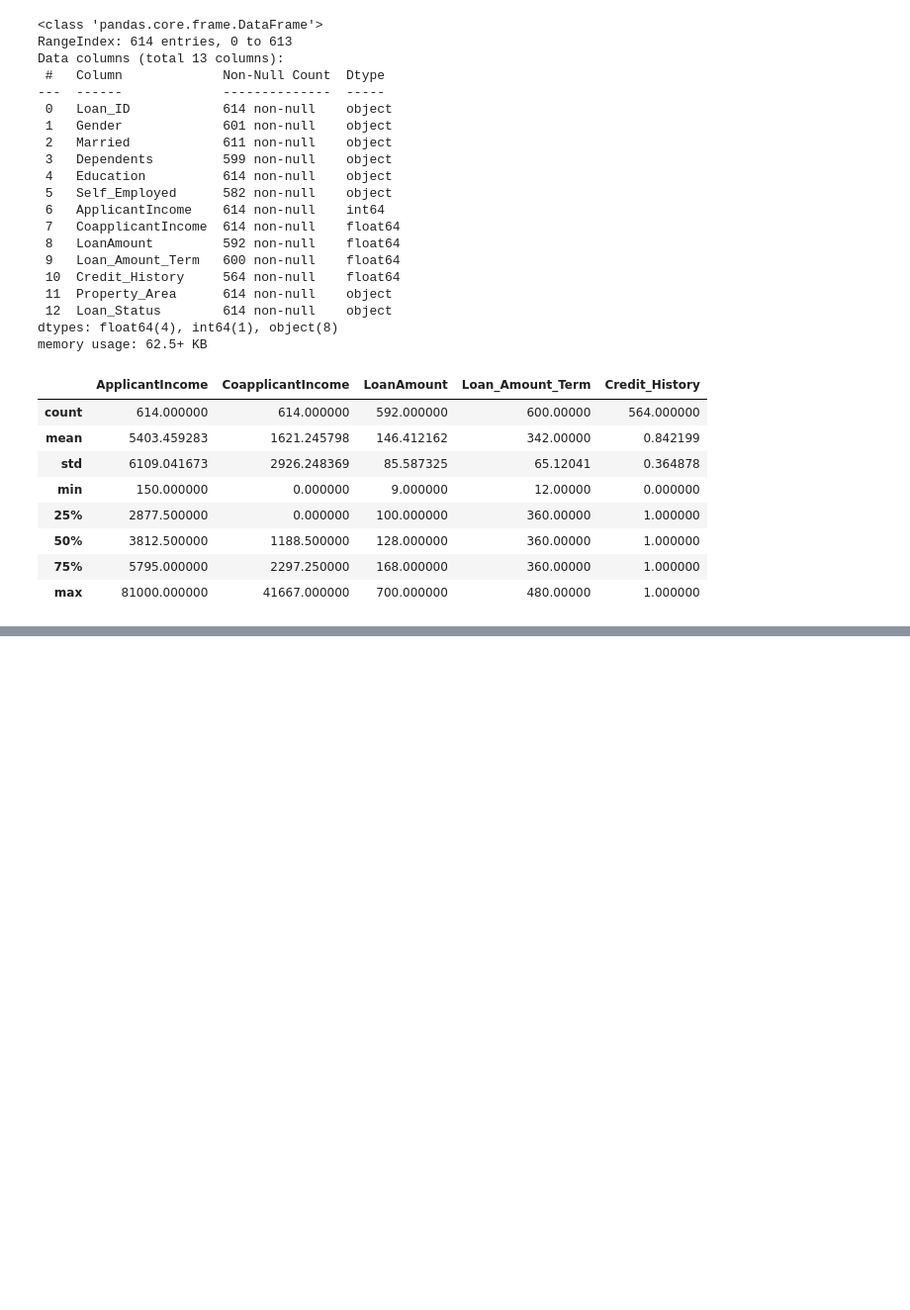
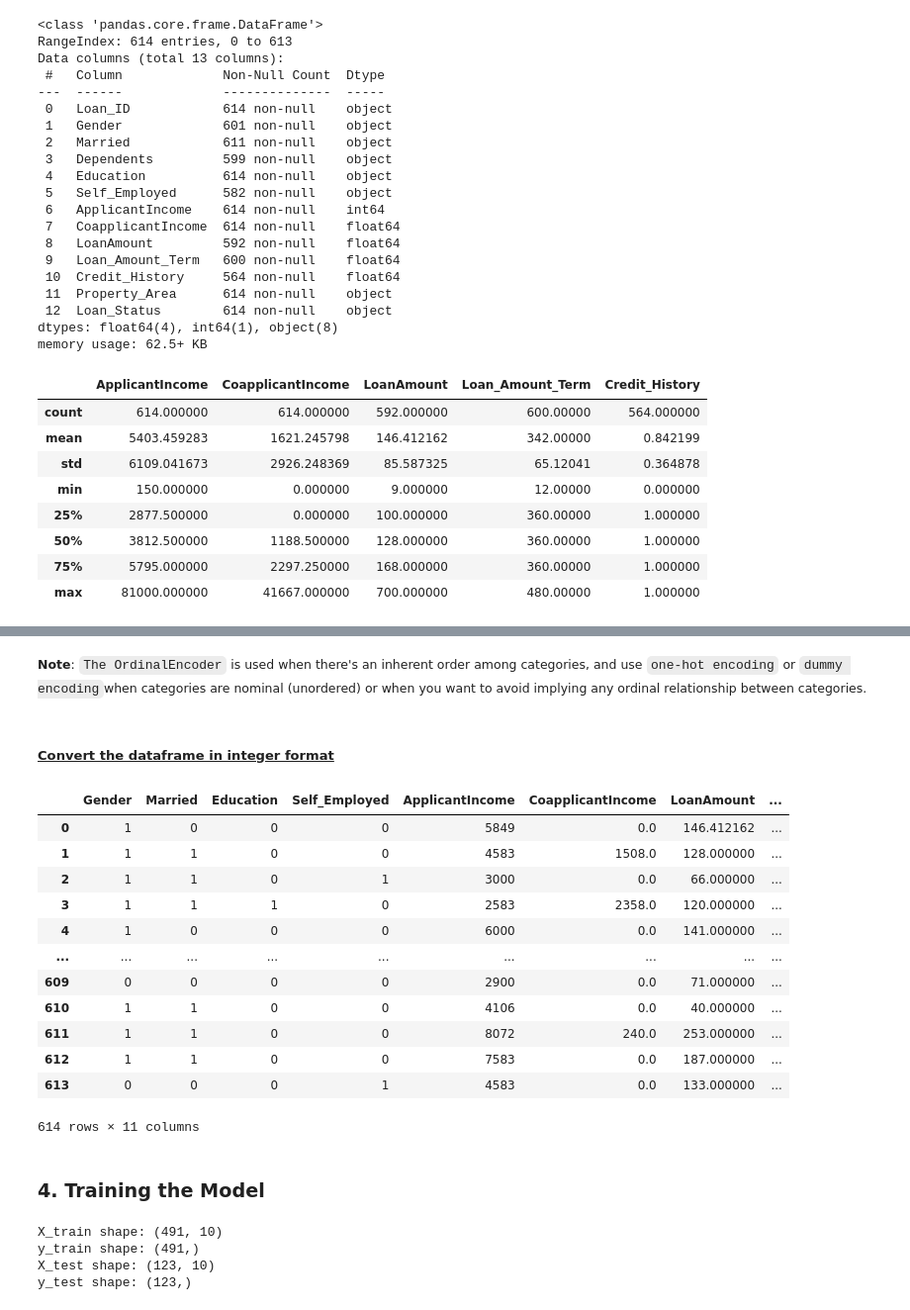
Before and after one commit to ericmaniraguha/loan_prediction_project_system, a Jupyter notebook: load_prediction_ml_project.ipynb, the cells around one changed output, grey strips where cells are left out. Shown at 99% size. Saved outputs shown, nothing was run; the diff lists cells and outputs as text; code cells hidden in the pictures; blank space fills up the shorter version.

```diff
--- a/load_prediction_ml_project.ipynb
+++ b/load_prediction_ml_project.ipynb
@@ -89,0 +288,6 @@ dataset.describe()
+# %%
+# Call the function to encode categorical features
+dataset_df_encoded = encode_categorical_features(dataset_df.copy(), categorical_columns)
+
+# Display the first few rows of the transformed DataFrame
+dataset_df_encoded.head()
@@ -89,0 +301,38 @@ dataset.describe()
+# %% [markdown]
+<small>**Note**: `The OrdinalEncoder` is used when there's an inherent order among categories, and use `one-hot encoding` or `dummy encoding`when categories are nominal (unordered) or when you want to avoid implying any ordinal relationship between categories.<small>
+# %% [markdown]
+##### <ins>Convert the dataframe in integer format</ins>
+# %%
+#  convert categorical variables in of DataFrame to integer type:
+
+def convert_categorical_to_int(df):
+
+    # Create a copy of the DataFrame to avoid modifying the original data
+    modified_df = df.copy()
+
+    # Define the list of categorical columns to be converted
+    categorical_columns = ['Gender', 'Married', 'Education', 'Self_Employed', 'Property_Area', 'Loan_Status']
+
+    # Convert each categorical column to integer type
+    for col in categorical_columns:
+        # Use astype('category').cat.codes to convert categories to numerical codes
+        modified_df[col] = modified_df[col].astype('category').cat.codes
+
+    return modified_df
+# %%
+# Call the function to convert categorical columns to integer type
+convert_categorical_to_int(dataset_df_encoded)
+# %% [output]
+|  | Gender | Married | Education | Self_Employed | ApplicantIncome | CoapplicantIncome | LoanAmount | ... |
+| 0 | 1 | 0 | 0 | 0 | 5849 | 0.0 | 146.412162 | ... |
+| 1 | 1 | 1 | 0 | 0 | 4583 | 1508.0 | 128.000000 | ... |
+| 2 | 1 | 1 | 0 | 1 | 3000 | 0.0 | 66.000000 | ... |
+| 3 | 1 | 1 | 1 | 0 | 2583 | 2358.0 | 120.000000 | ... |
+| 4 | 1 | 0 | 0 | 0 | 6000 | 0.0 | 141.000000 | ... |
+| ... | ... | ... | ... | ... | ... | ... | ... | ... |
+| 609 | 0 | 0 | 0 | 0 | 2900 | 0.0 | 71.000000 | ... |
+| 610 | 1 | 1 | 0 | 0 | 4106 | 0.0 | 40.000000 | ... |
+| 611 | 1 | 1 | 0 | 0 | 8072 | 240.0 | 253.000000 | ... |
+| 612 | 1 | 1 | 0 | 0 | 7583 | 0.0 | 187.000000 | ... |
+| 613 | 0 | 0 | 0 | 1 | 4583 | 0.0 | 133.000000 | ... |
+614 rows × 11 columns
@@ -89,0 +357,2 @@ dataset.describe()
+# %% [markdown]
+### 4. Training the Model
@@ -89,0 +365,12 @@ dataset.describe()
+# %%
+
+# Print the shapes of train and test sets
+print("X_train shape:", X_train.shape)
+print("y_train shape:", y_train.shape)
+print("X_test shape:", X_test.shape)
+print("y_test shape:", y_test.shape)
+# %% [output]
+X_train shape: (491, 10)
+y_train shape: (491,)
+X_test shape: (123, 10)
+y_test shape: (123,)
```
Also changed, not shown: parts of 26 cells of this notebook, 1 other file.
